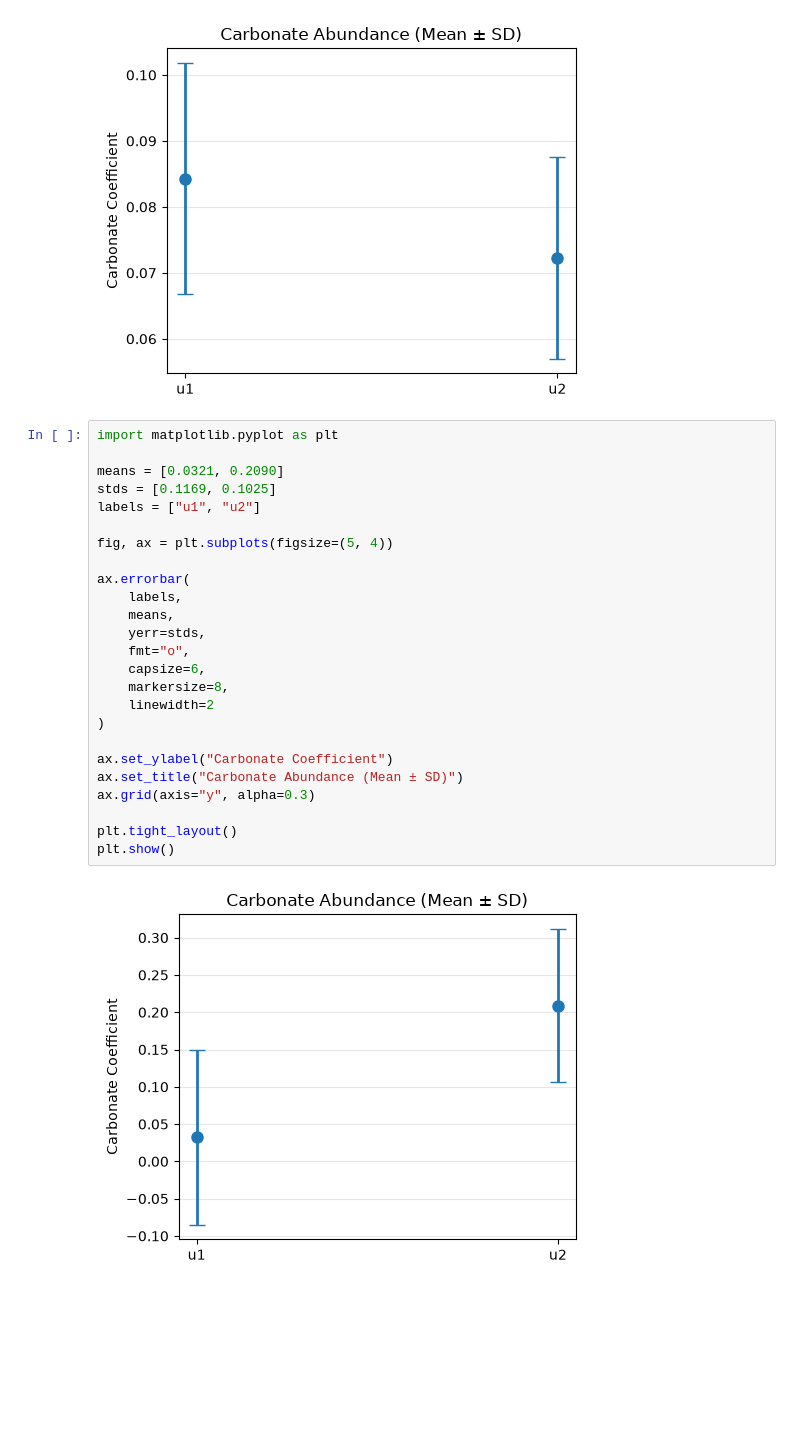
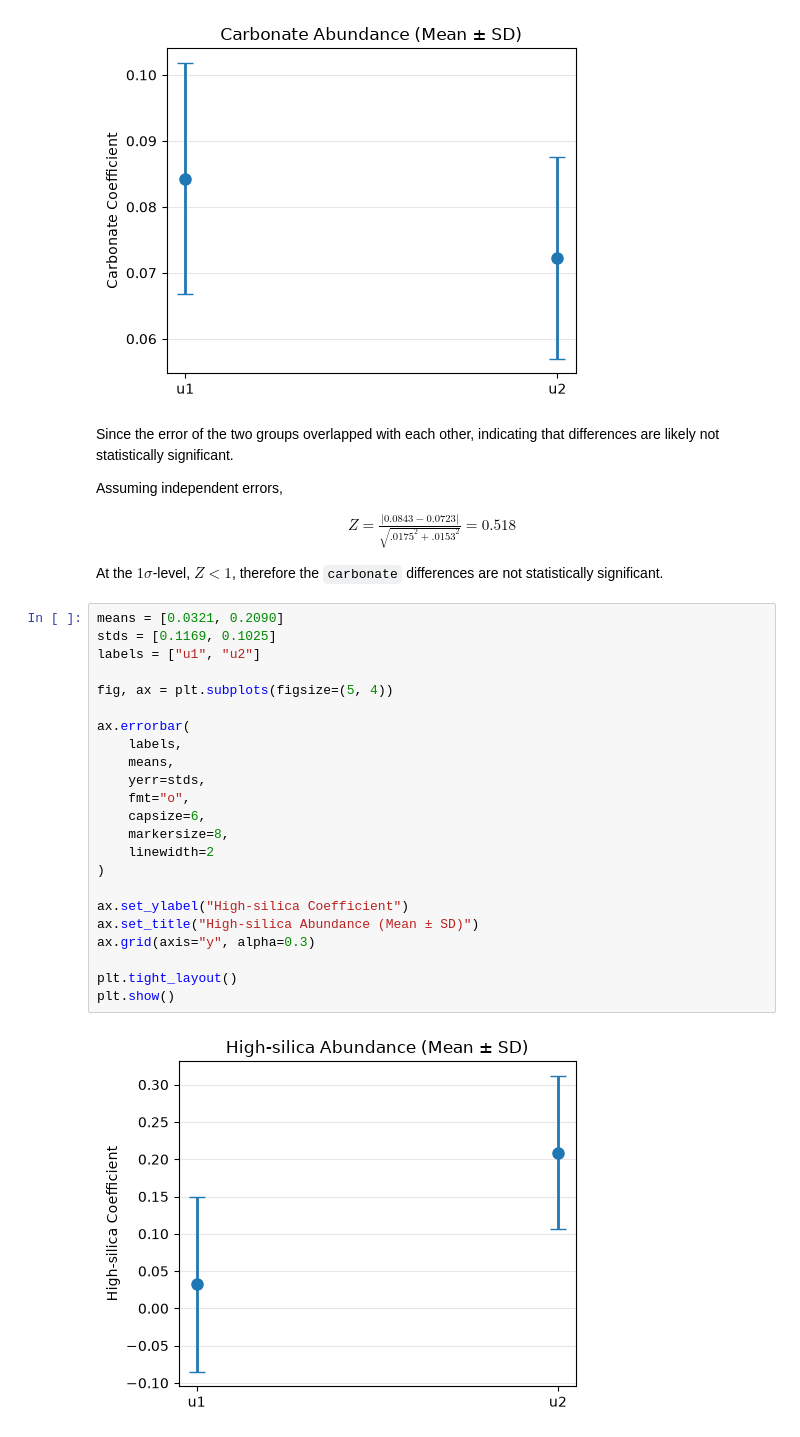
Before and after one commit to blackteacatsu/rse, a Jupyter notebook: hw/hw5/docs/lab5.ipynb, the cells around one changed output. Drawn from its saved outputs; the diff is of its cells as text; blank space fills up the shorter version.

```diff
--- a/hw/hw5/docs/lab5.ipynb
+++ b/hw/hw5/docs/lab5.ipynb
@@ -361,30 +449,40 @@ plt.tight_layout()
 plt.show()
 # %% [output]
 [figure]
+# %% [markdown]
+Since the error of the two groups overlapped with each other, indicating that differences are likely not statistically significant.
+
+Assuming independent errors,
+
+$$
+\begin{gather}
+Z = \frac{|0.0843 - 0.0723|}{\sqrt{.0175^2 + .0153^2}} = 0.518
+\end{gather}
+$$
+
+At the $1\sigma$-level, $Z < 1$, therefore the `carbonate` differences are not statistically significant.
 # %%
-import matplotlib.pyplot as plt
-
 means = [0.0321, 0.2090]
 stds = [0.1169, 0.1025]
 labels = ["u1", "u2"]
 
 fig, ax = plt.subplots(figsize=(5, 4))
 
 ax.errorbar(
     labels,
     means,
     yerr=stds,
     fmt="o",
     capsize=6,
     markersize=8,
     linewidth=2
 )
 
-ax.set_ylabel("Carbonate Coefficient")
-ax.set_title("Carbonate Abundance (Mean ± SD)")
+ax.set_ylabel("High-silica Coefficient")
+ax.set_title("High-silica Abundance (Mean ± SD)")
 ax.grid(axis="y", alpha=0.3)
 
 plt.tight_layout()
 plt.show()
 # %% [output]
-[figure, old version]
+[figure, new version]
```
Also changed, not shown: parts of 36 cells of this notebook, 3 other files.
